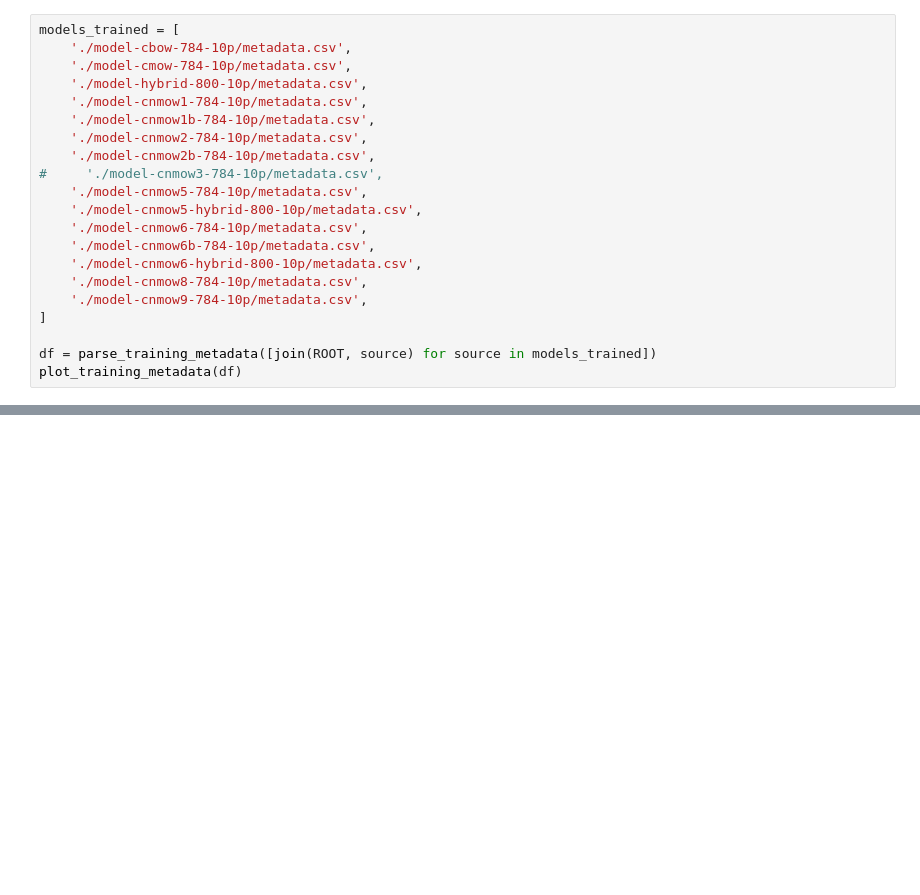
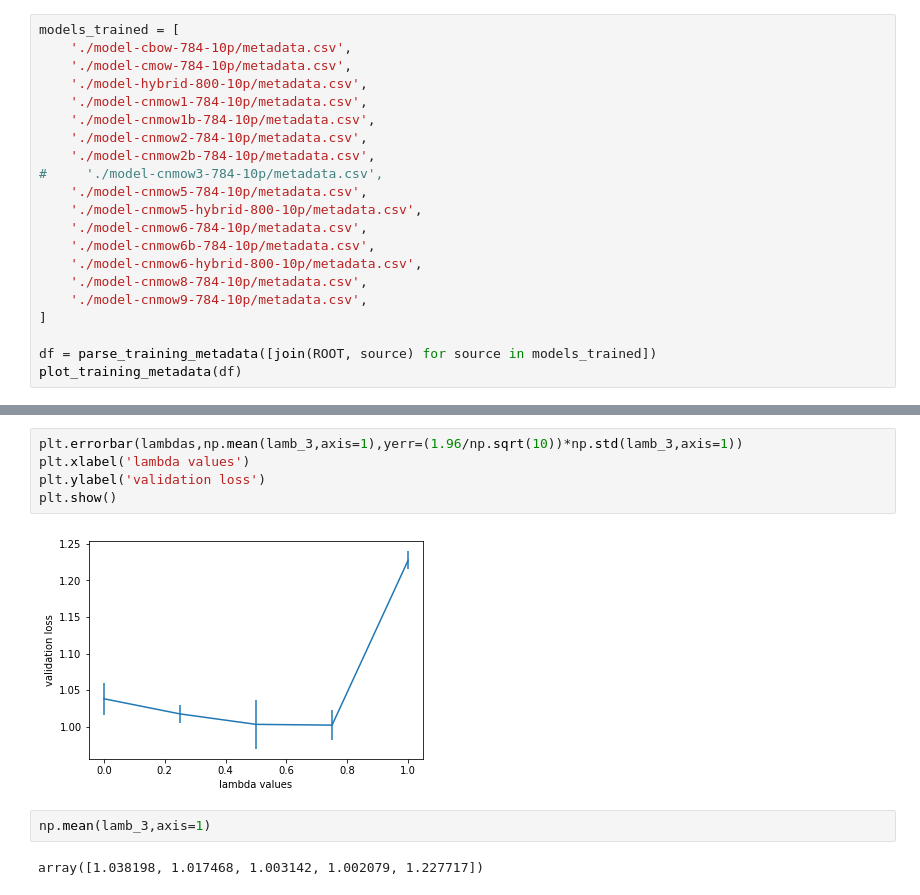
Before and after one commit to merlinND/word2mat, a Jupyter notebook: plot_evaluation_results.ipynb, the cells around one changed output, grey strips where cells are left out. Saved outputs shown, nothing was run; the diff lists cells and outputs as text; blank space fills up the shorter version.

```diff
--- a/plot_evaluation_results.ipynb
+++ b/plot_evaluation_results.ipynb
@@ -212,0 +246,11 @@ plot_training_metadata(df)
+# %%
+plt.errorbar(lambdas,np.mean(lamb_3,axis=1),yerr=(1.96/np.sqrt(10))*np.std(lamb_3,axis=1))
+plt.xlabel('lambda values')
+plt.ylabel('validation loss')
+plt.show()
+# %% [output]
+[figure, added]
+# %%
+np.mean(lamb_3,axis=1)
+# %% [output]
+array([1.038198, 1.017468, 1.003142, 1.002079, 1.227717])
```
Also changed, not shown: parts of 8 cells of this notebook.
